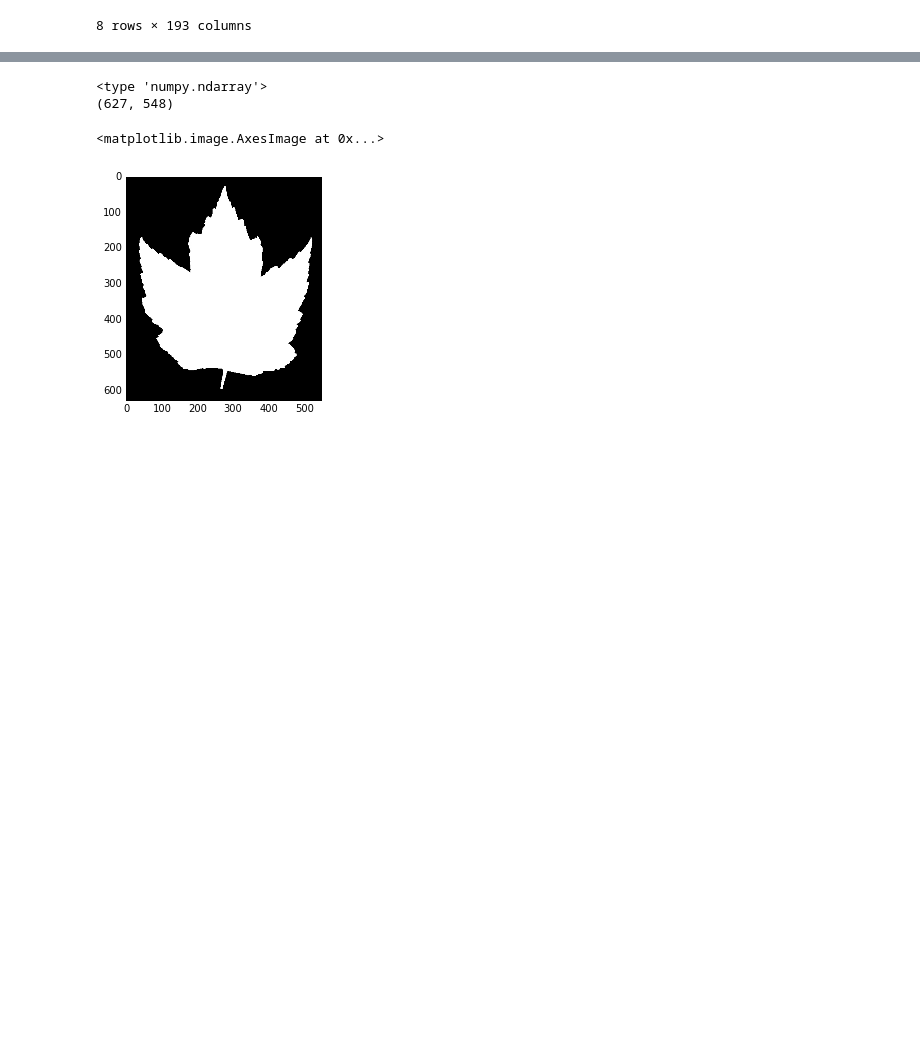
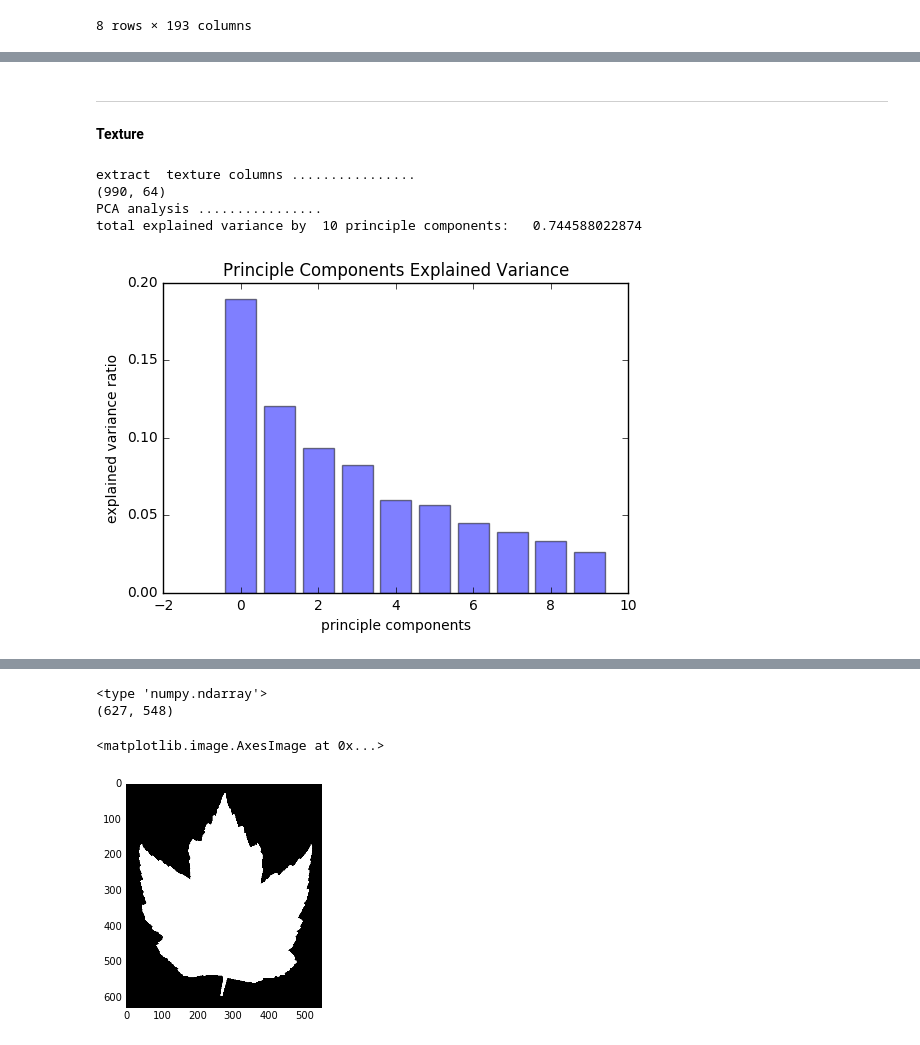
Before and after one commit to zhongyuk/CNNplayground, a Jupyter notebook: leaf/notebooks/explore0.ipynb, the cells around one changed output, grey strips where cells are left out. Cells and saved outputs as stored; diff of their text form; code cells hidden in the pictures; blank space fills up the shorter version.

Commit message:
perform PCA on leaf extracted features and build 3 simple NN models for performance exploration

```diff
--- a/leaf/notebooks/explore0.ipynb
+++ b/leaf/notebooks/explore0.ipynb
@@ -46,0 +86,26 @@ train.describe()
+# %%
+def pca_explore(feature, n_components=8):
+    print "extract ",feature, "columns", "."*16
+    cols = [col for col in list(train.columns) if feature in col]
+    train_cols = train[cols]
+    print train_cols.shape
+    print "PCA analysis", "."*16
+    pca_obj = PCA(n_components=n_components)
+    pca_obj.fit(train_cols)
+    print "total explained variance by ",n_components,'principle components: \t',sum(pca_obj.explained_variance_ratio_)
+    plt.bar(np.arange(n_components), pca_obj.explained_variance_ratio_,align='center', alpha=0.5)
+    plt.ylabel('explained variance ratio')
+    plt.xlabel('principle components')
+    plt.title("Principle Components Explained Variance")
+    plt.show()
+# %% [markdown]
+***
+**Texture**
+# %%
+pca_explore("texture", n_components=10)
+# %% [output]
+extract  texture columns ................
+(990, 64)
+PCA analysis ................
+total explained variance by  10 principle components:   0.744588022874
+[figure, added]
```
Also changed, not shown: parts of 13 cells of this notebook, 2 other files.
